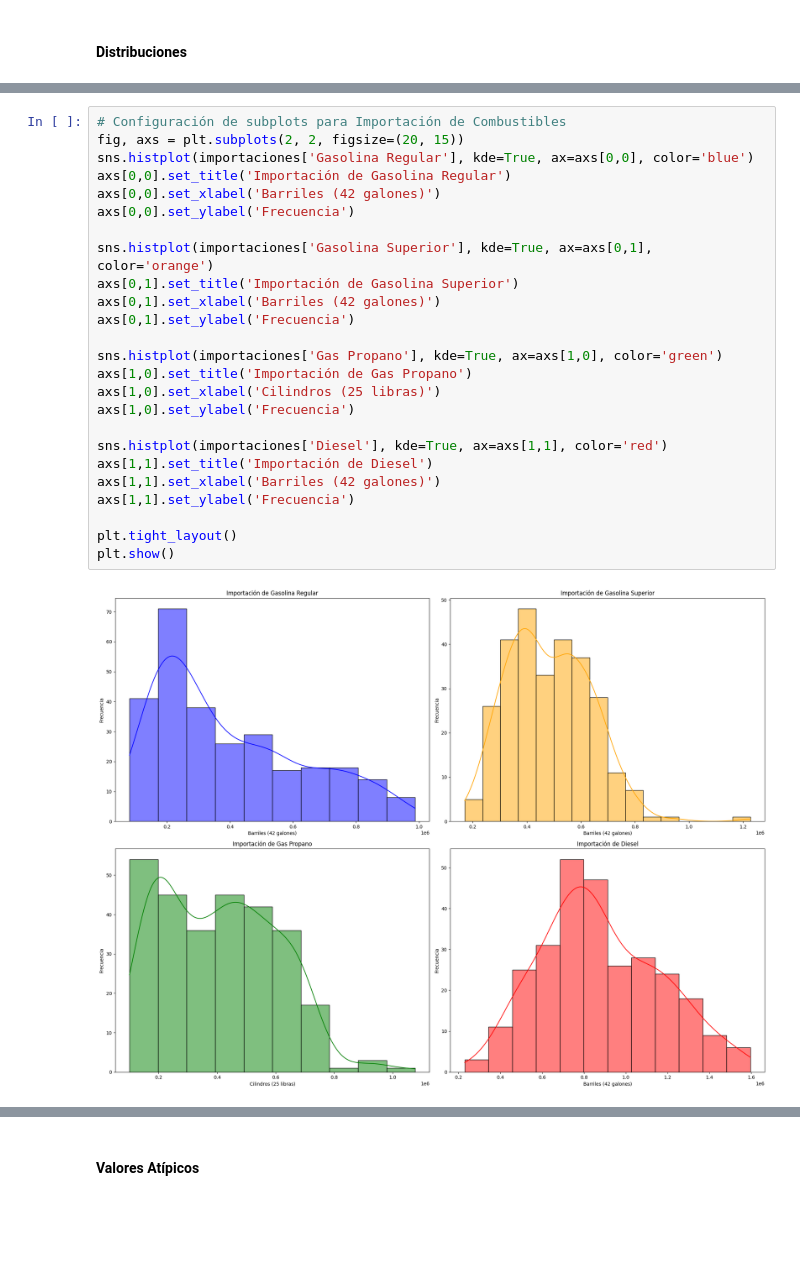
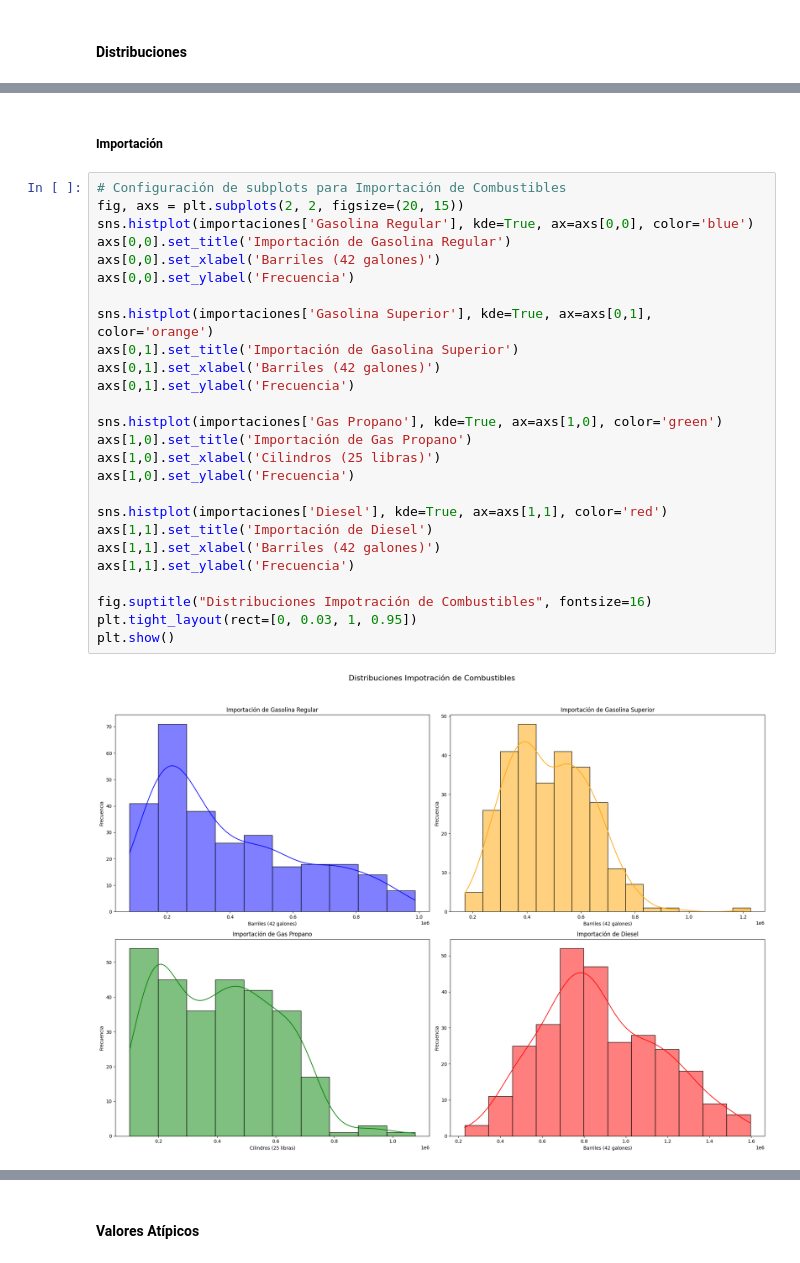
Before and after one commit to JPOrellana/Lab2-DataScience, a Jupyter notebook: lab2_combustibles.ipynb, the cells around one changed output, grey strips where cells are left out. Drawn from its saved outputs; the diff is of its cells as text; blank space fills up the shorter version.

```diff
--- a/lab2_combustibles.ipynb
+++ b/lab2_combustibles.ipynb
@@ -773,27 +781,30 @@ plt.show()
+# %% [markdown]
+##### Importación
 # %%
 # Configuración de subplots para Importación de Combustibles
 fig, axs = plt.subplots(2, 2, figsize=(20, 15))
 sns.histplot(importaciones['Gasolina Regular'], kde=True, ax=axs[0,0], color='blue')
 axs[0,0].set_title('Importación de Gasolina Regular')
 axs[0,0].set_xlabel('Barriles (42 galones)')
 axs[0,0].set_ylabel('Frecuencia')
 
 sns.histplot(importaciones['Gasolina Superior'], kde=True, ax=axs[0,1], color='orange')
 axs[0,1].set_title('Importación de Gasolina Superior')
 axs[0,1].set_xlabel('Barriles (42 galones)')
 axs[0,1].set_ylabel('Frecuencia')
 
 sns.histplot(importaciones['Gas Propano'], kde=True, ax=axs[1,0], color='green')
 axs[1,0].set_title('Importación de Gas Propano')
 axs[1,0].set_xlabel('Cilindros (25 libras)')
 axs[1,0].set_ylabel('Frecuencia')
 
 sns.histplot(importaciones['Diesel'], kde=True, ax=axs[1,1], color='red')
 axs[1,1].set_title('Importación de Diesel')
 axs[1,1].set_xlabel('Barriles (42 galones)')
 axs[1,1].set_ylabel('Frecuencia')
 
-plt.tight_layout()
+fig.suptitle("Distribuciones Impotración de Combustibles", fontsize=16)
+plt.tight_layout(rect=[0, 0.03, 1, 0.95])
 plt.show()
 # %% [output]
-[figure, old version]
+[figure, new version]
```
Also changed, not shown: parts of 51 cells of this notebook.
